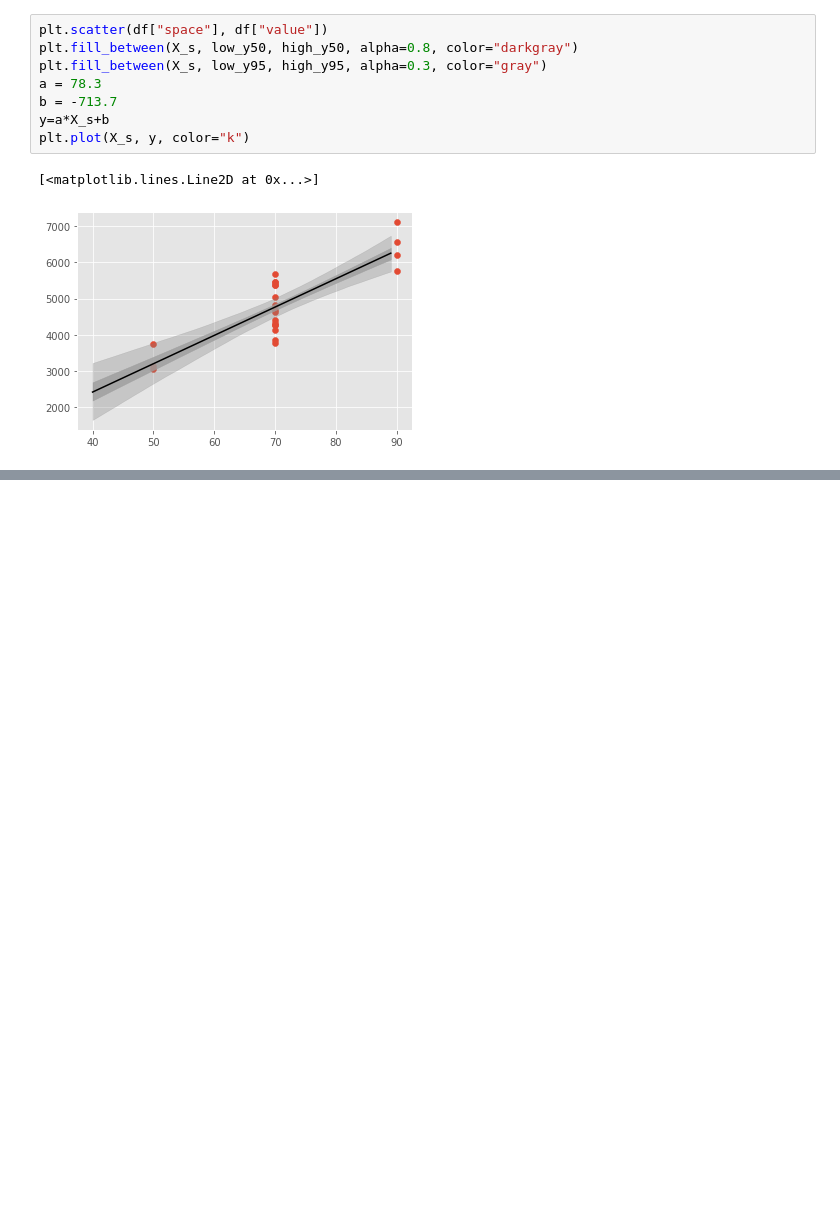
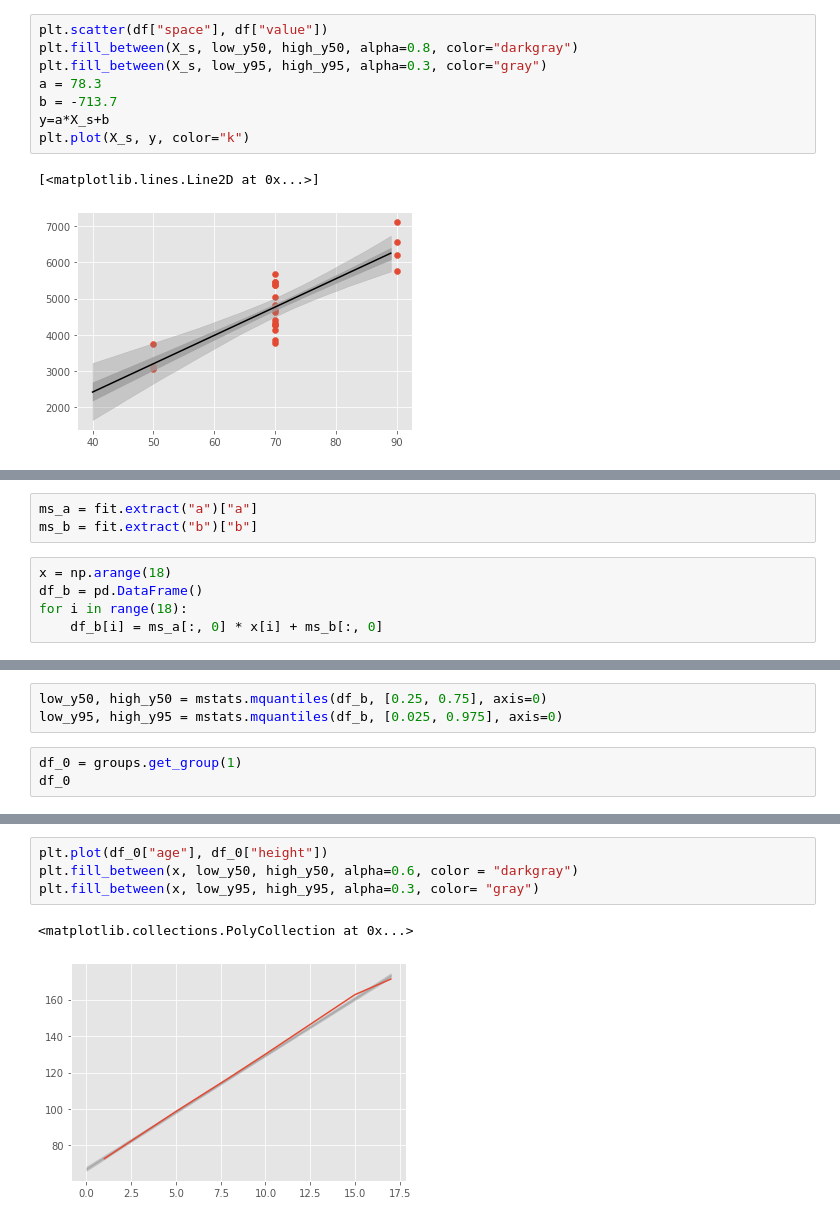
Before and after one commit to yocchans3/PyStan_practices, a Jupyter notebook: 210407_復習.ipynb, the cells around one changed output, grey strips where cells are left out. Drawn from its saved outputs; the diff is of its cells as text; blank space fills up the shorter version.

```diff
--- a/210407_復習.ipynb
+++ b/210407_復習.ipynb
@@ -162,0 +273,8 @@ plt.plot(X_s, y, color="k")
+# %%
+ms_a = fit.extract("a")["a"]
+ms_b = fit.extract("b")["b"]
+# %%
+x = np.arange(18)
+df_b = pd.DataFrame()
+for i in range(18):
+    df_b[i] = ms_a[:, 0] * x[i] + ms_b[:, 0]
@@ -162,0 +297,6 @@ plt.plot(X_s, y, color="k")
+# %%
+low_y50, high_y50 = mstats.mquantiles(df_b, [0.25, 0.75], axis=0)
+low_y95, high_y95 = mstats.mquantiles(df_b, [0.025, 0.975], axis=0)
+# %%
+df_0 = groups.get_group(1)
+df_0
@@ -162,0 +312,7 @@ plt.plot(X_s, y, color="k")
+# %%
+plt.plot(df_0["age"], df_0["height"])
+plt.fill_between(x, low_y50, high_y50, alpha=0.6, color = "darkgray")
+plt.fill_between(x, low_y95, high_y95, alpha=0.3, color= "gray")
+# %% [output]
+<matplotlib.collections.PolyCollection at 0x...>
+[figure, added]
```
Also changed, not shown: parts of 15 cells of this notebook.
